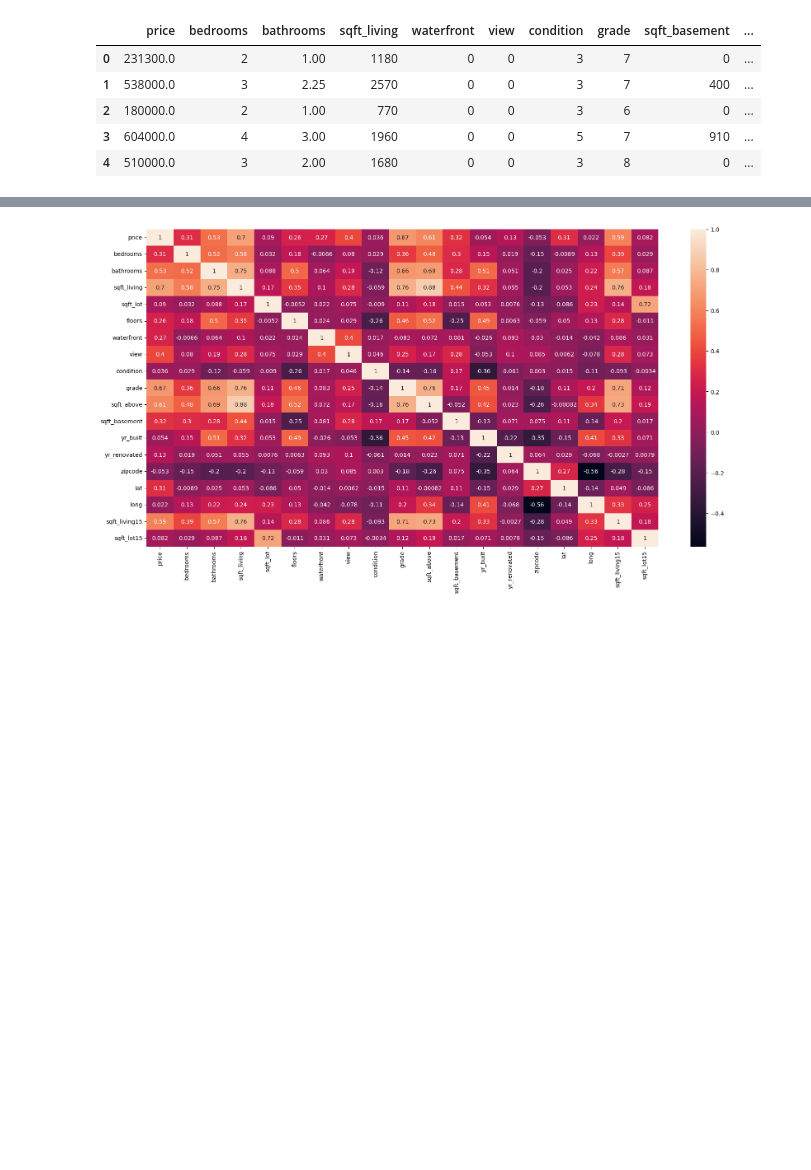
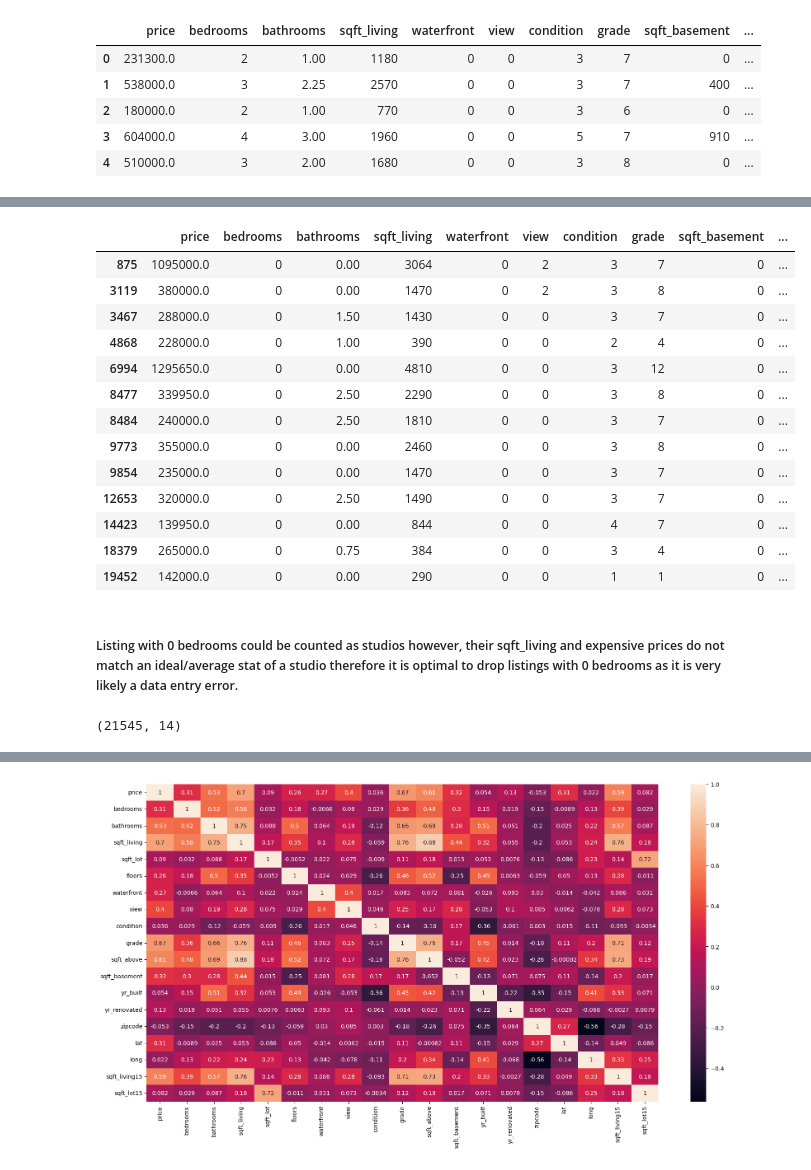
Before and after one commit to atharvadhumal03/HousingPrice-Prediction-MultipleRegression-Analysis, a Jupyter notebook: HousingPricePrediction_MLR.ipynb, the cells around one changed output, grey strips where cells are left out. Cells and saved outputs as stored; diff of their text form; code cells hidden in the pictures; blank space fills up the shorter version.

Commit message:
final EDA complete, prepping data for starting modeling phase.

```diff
--- a/HousingPricePrediction_MLR.ipynb
+++ b/HousingPricePrediction_MLR.ipynb
@@ -610,0 +644,24 @@ df[df['sqft_per_bedroom'] < 300].sort_values('bedrooms')
+# %%
+df[df['bedrooms'] == 0]
+# %% [output]
+|  | price | bedrooms | bathrooms | sqft_living | waterfront | view | condition | grade | sqft_basement | ... |
+| 875 | 1095000.0 | 0 | 0.00 | 3064 | 0 | 2 | 3 | 7 | 0 | ... |
+| 3119 | 380000.0 | 0 | 0.00 | 1470 | 0 | 2 | 3 | 8 | 0 | ... |
+| 3467 | 288000.0 | 0 | 1.50 | 1430 | 0 | 0 | 3 | 7 | 0 | ... |
+| 4868 | 228000.0 | 0 | 1.00 | 390 | 0 | 0 | 2 | 4 | 0 | ... |
+| 6994 | 1295650.0 | 0 | 0.00 | 4810 | 0 | 0 | 3 | 12 | 0 | ... |
+| 8477 | 339950.0 | 0 | 2.50 | 2290 | 0 | 0 | 3 | 8 | 0 | ... |
+| 8484 | 240000.0 | 0 | 2.50 | 1810 | 0 | 0 | 3 | 7 | 0 | ... |
+| 9773 | 355000.0 | 0 | 0.00 | 2460 | 0 | 0 | 3 | 8 | 0 | ... |
+| 9854 | 235000.0 | 0 | 0.00 | 1470 | 0 | 0 | 3 | 7 | 0 | ... |
+| 12653 | 320000.0 | 0 | 2.50 | 1490 | 0 | 0 | 3 | 7 | 0 | ... |
+| 14423 | 139950.0 | 0 | 0.00 | 844 | 0 | 0 | 4 | 7 | 0 | ... |
+| 18379 | 265000.0 | 0 | 0.75 | 384 | 0 | 0 | 3 | 4 | 0 | ... |
+| 19452 | 142000.0 | 0 | 0.00 | 290 | 0 | 0 | 1 | 1 | 0 | ... |
+# %% [markdown]
+##### Listing with 0 bedrooms could be counted as studios however, their sqft_living and expensive prices do not match an ideal/average stat of a studio therefore it is optimal to drop listings with 0 bedrooms as it is very likely a data entry error.
+# %%
+df = df[df['bedrooms'] != 0]
+df.shape
+# %% [output]
+(21545, 14)
```
Also changed, not shown: parts of 19 cells of this notebook.
